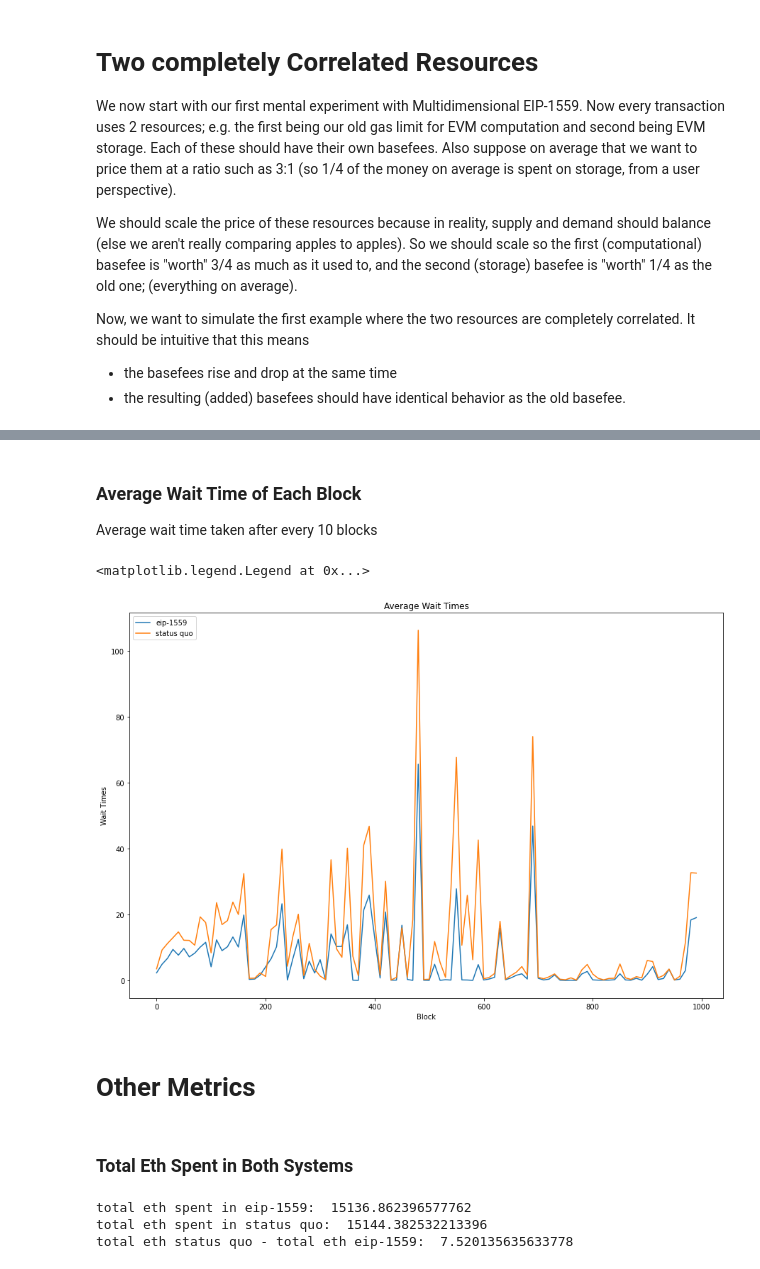
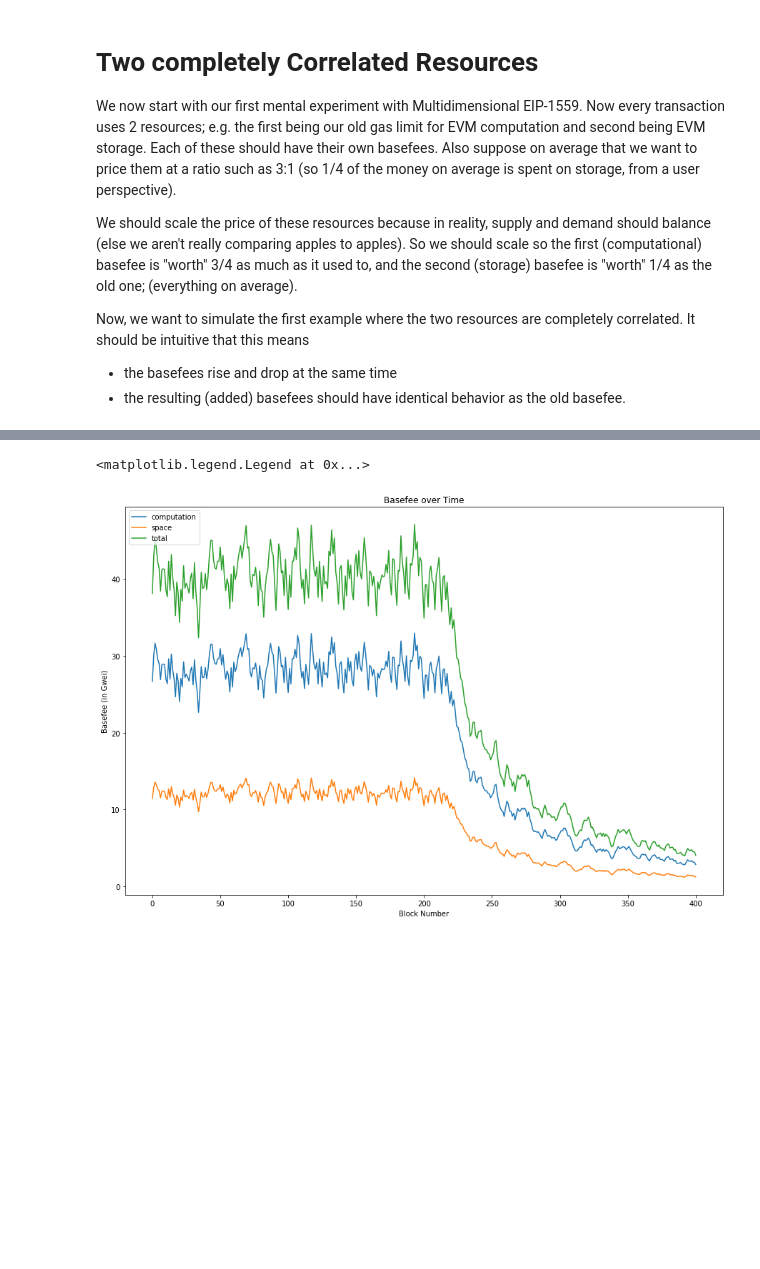
Before and after one commit to teohyikhaw/camcos, a Jupyter notebook: simulations/2022/multi-1559.ipynb, the cells around one changed output, grey strips where cells are left out. Drawn from its saved outputs; the diff is of its cells as text; code cells hidden in the pictures; blank space fills up the shorter version.

Commit message:
add simulation for multi-dimensional-1559

```diff
--- a/simulations/2022/multi-1559.ipynb
+++ b/simulations/2022/multi-1559.ipynb
@@ -133,37 +53,17 @@ plt.legend(loc="upper left")
-# %% [markdown]
-### Average Wait Time of Each Block
-Average wait time taken after every 10 blocks
-# %%
-eip_avg_wait = [sum(x)/len(x) for x in eip_wait_times]
-sq_avg_wait = [sum(x)/len(x) for x in sq_wait_times]
-
-eip_rolling_avg = [sum(eip_avg_wait[i*10 : (i+1)*10]) / 10 for i in range(len(eip_avg_wait) // 10)]
-sq_rolling_avg = [sum(sq_avg_wait[i*10 : (i+1)*10]) / 10 for i in range(len(sq_avg_wait) // 10)]
-
-wait_ratios = [y // x for x, y in zip(eip_rolling_avg, sq_rolling_avg)]
-
-plt.title("Average Wait Times")
-plt.xlabel("Block")
-plt.ylabel("Wait Times")
-plt.plot([i*10 for i in range(100)], eip_rolling_avg, label="eip-1559")
-plt.plot([i*10 for i in range(100)], sq_rolling_avg, label="status quo")
-# plt.plot([i*10 for i in range(100)], wait_ratios, label="status quo / eip")
-plt.legend(loc="upper left")
-# %% [output]
-<matplotlib.legend.Legend at 0x...>
-[figure, removed]
-# %% [markdown]
-# Other Metrics
-# %% [markdown]
-### Total Eth Spent in Both Systems
-# %%
-#compare total amount spent in both simulations
-eip_mempool_sums = [sum(x["amount paid"]) for x in eip_mempools_data]
-sq_mempool_sums = [sum(x["amount paid"]) for x in sq_mempools_data]
-print("total eth spent in eip-1559: ", sum(eip_mempool_sums) / 10**9)
-print("total eth spent in status quo: ", sum(sq_mempool_sums) / 10**9)
-print("total eth status quo - total eth eip-1559: ", (sum(sq_mempool_sums) / 10**9) - (sum(eip_mempool_sums) / 10**9))
-# %% [output]
-total eth spent in eip-1559:  15136.862396577762
-total eth spent in status quo:  15144.382532213396
-total eth status quo - total eth eip-1559:  7.520135635633778
+# %%
+bf_standard = simulator.Basefee(1.0/8, 15000000, 30000000) # d, target gas, max gas
+mbf_sim = simulator.MultiSimulator(bf_standard, ratio = [0.7, 0.3], basefee_behavior="CORRELATED")
+ms = mbf_sim.simulate(400, 38.100002694) # number of steps, and then initial basefee
+basefees_1_data, basefees_2_data, basefees_tot_data, blocks_data, mempools_data, mempools_bf_data, txn_counts_data, wait_times_data = ms
+
+plt.rcParams["figure.figsize"] = (15,10)
+plt.title("Basefee over Time")
+plt.xlabel("Block Number")
+plt.ylabel("Basefee (in Gwei)")
+plt.plot(basefees_1_data, label="computation")
+plt.plot(basefees_2_data, label="space")
+plt.plot(basefees_tot_data, label="total")
+plt.legend(loc="upper left")
+# %% [output]
+<matplotlib.legend.Legend at 0x...>
+[figure, added]
```
Also changed, not shown: parts of 11 cells of this notebook, 1 other file.
